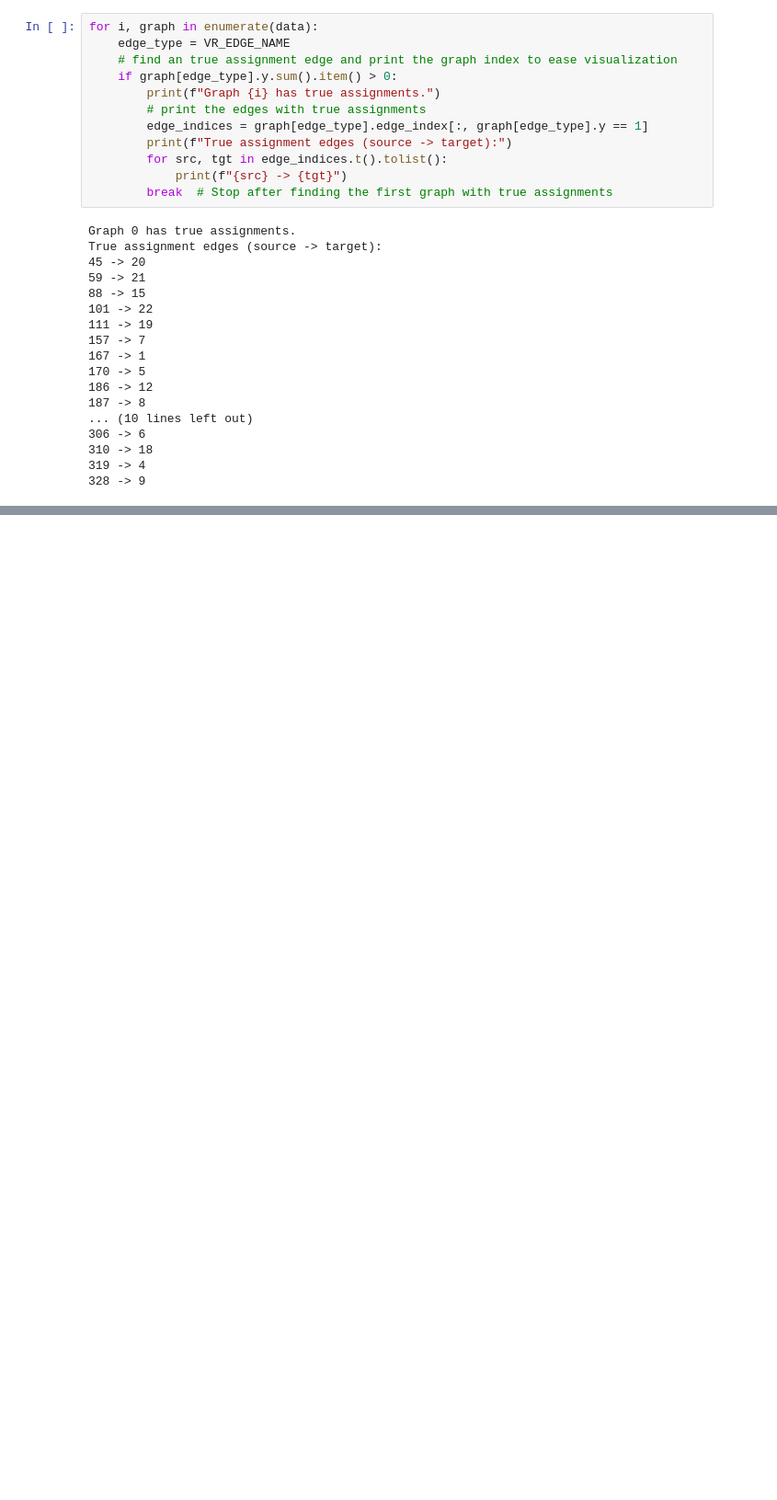
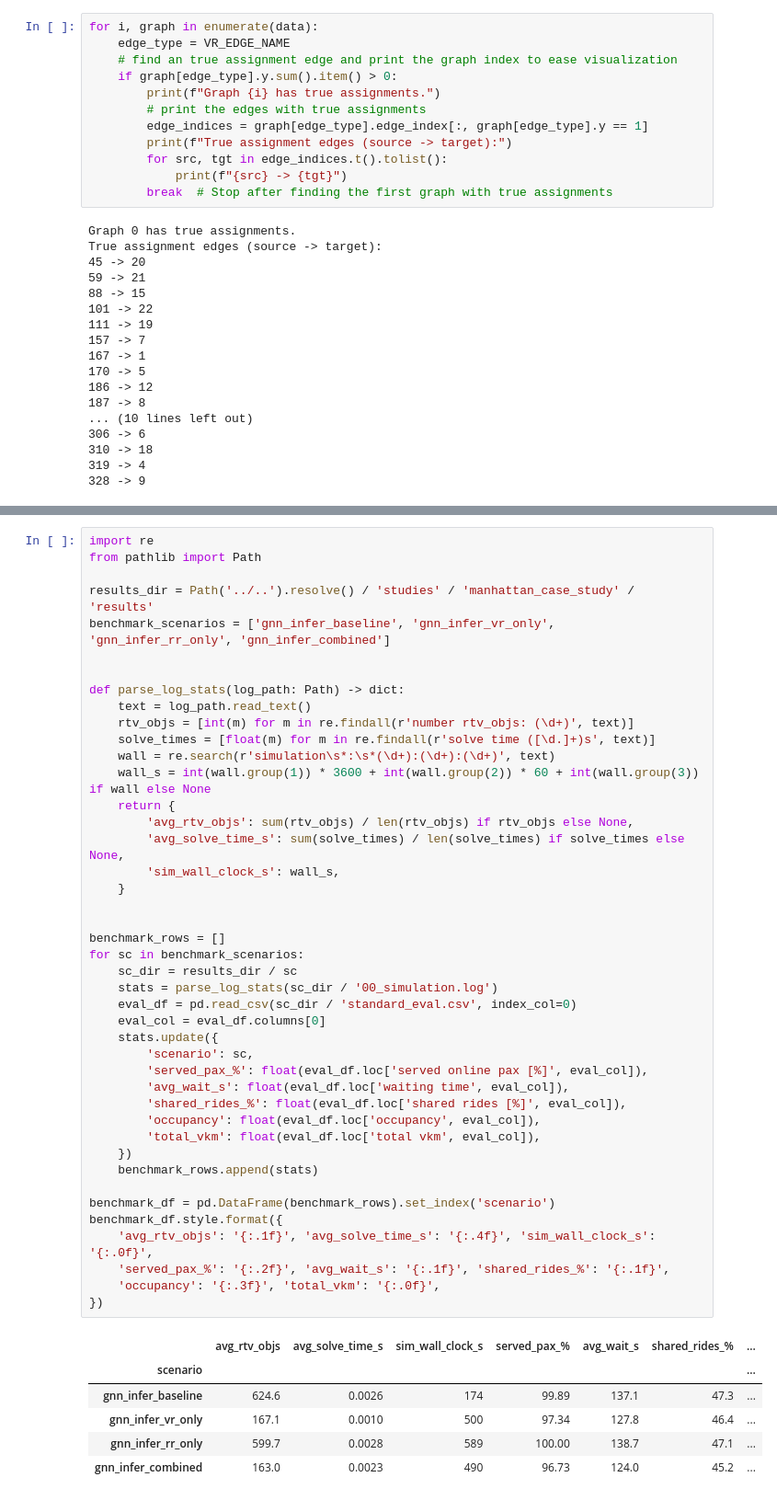
Before and after one commit to TUM-VT/FleetPy, a Jupyter notebook: gnn_project/notebooks/GNN_training.ipynb, the cells around one changed output, grey strips where cells are left out. Shown at 92% size. Cells and saved outputs as stored; diff of their text form; blank space fills up the shorter version.

```diff
--- a/gnn_project/notebooks/GNN_training.ipynb
+++ b/gnn_project/notebooks/GNN_training.ipynb
@@ -288,0 +296,50 @@ True assignment edges (source -> target):
+# %%
+import re
+from pathlib import Path
+
+results_dir = Path('../..').resolve() / 'studies' / 'manhattan_case_study' / 'results'
+benchmark_scenarios = ['gnn_infer_baseline', 'gnn_infer_vr_only', 'gnn_infer_rr_only', 'gnn_infer_combined']
+
+
+def parse_log_stats(log_path: Path) -> dict:
+    text = log_path.read_text()
+    rtv_objs = [int(m) for m in re.findall(r'number rtv_objs: (\d+)', text)]
+    solve_times = [float(m) for m in re.findall(r'solve time ([\d.]+)s', text)]
+    wall = re.search(r'simulation\s*:\s*(\d+):(\d+):(\d+)', text)
+    wall_s = int(wall.group(1)) * 3600 + int(wall.group(2)) * 60 + int(wall.group(3)) if wall else None
+    return {
+        'avg_rtv_objs': sum(rtv_objs) / len(rtv_objs) if rtv_objs else None,
+        'avg_solve_time_s': sum(solve_times) / len(solve_times) if solve_times else None,
+        'sim_wall_clock_s': wall_s,
+    }
+
+
+benchmark_rows = []
+for sc in benchmark_scenarios:
+    sc_dir = results_dir / sc
+    stats = parse_log_stats(sc_dir / '00_simulation.log')
+    eval_df = pd.read_csv(sc_dir / 'standard_eval.csv', index_col=0)
+    eval_col = eval_df.columns[0]
+    stats.update({
+        'scenario': sc,
+        'served_pax_%': float(eval_df.loc['served online pax [%]', eval_col]),
+        'avg_wait_s': float(eval_df.loc['waiting time', eval_col]),
+        'shared_rides_%': float(eval_df.loc['shared rides [%]', eval_col]),
+        'occupancy': float(eval_df.loc['occupancy', eval_col]),
+        'total_vkm': float(eval_df.loc['total vkm', eval_col]),
+    })
+    benchmark_rows.append(stats)
+
+benchmark_df = pd.DataFrame(benchmark_rows).set_index('scenario')
+benchmark_df.style.format({
+    'avg_rtv_objs': '{:.1f}', 'avg_solve_time_s': '{:.4f}', 'sim_wall_clock_s': '{:.0f}',
+    'served_pax_%': '{:.2f}', 'avg_wait_s': '{:.1f}', 'shared_rides_%': '{:.1f}',
+    'occupancy': '{:.3f}', 'total_vkm': '{:.0f}',
+})
+# %% [output]
+|  | avg_rtv_objs | avg_solve_time_s | sim_wall_clock_s | served_pax_% | avg_wait_s | shared_rides_% | ... |
+| scenario |  |  |  |  |  |  | ... |
+| gnn_infer_baseline | 624.6 | 0.0026 | 174 | 99.89 | 137.1 | 47.3 | ... |
+| gnn_infer_vr_only | 167.1 | 0.0010 | 500 | 97.34 | 127.8 | 46.4 | ... |
+| gnn_infer_rr_only | 599.7 | 0.0028 | 589 | 100.00 | 138.7 | 47.1 | ... |
+| gnn_infer_combined | 163.0 | 0.0023 | 490 | 96.73 | 124.0 | 45.2 | ... |
```
Also changed, not shown: parts of 1 cell of this notebook, 4 other files.
